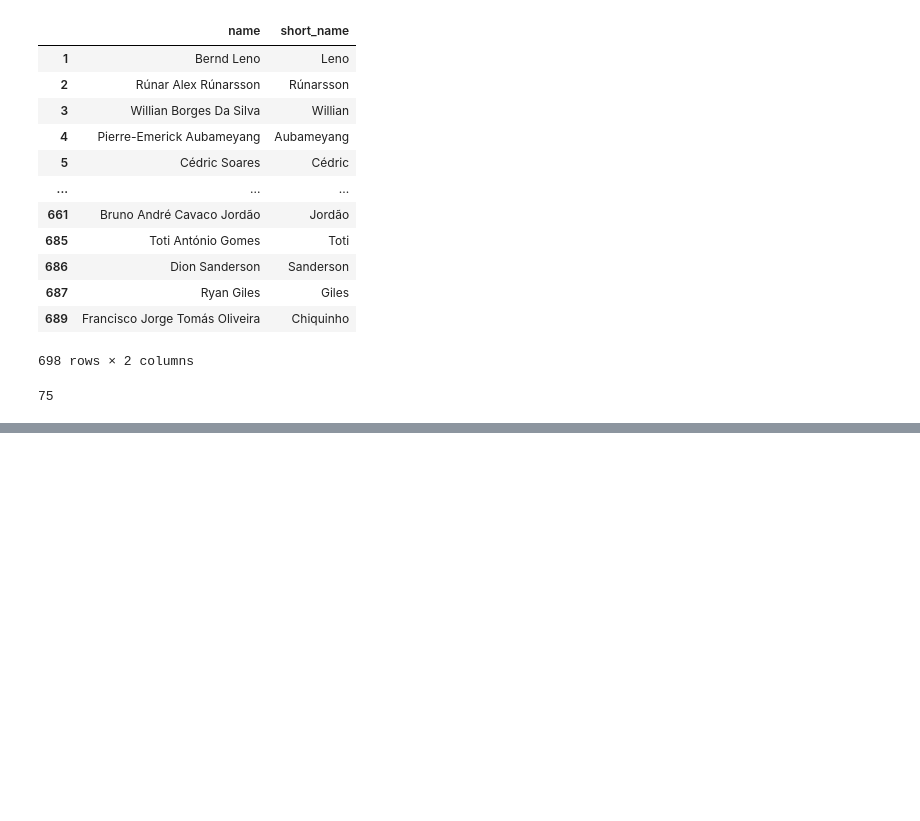
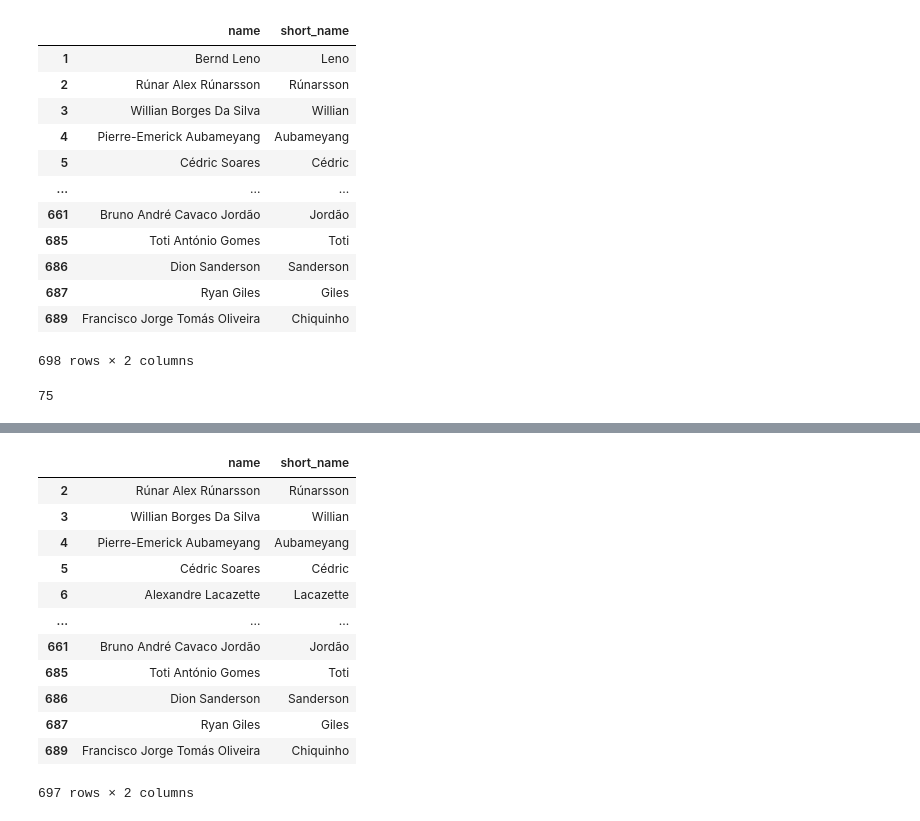
Before and after one commit to ap00la/fantasy_pl, a Jupyter notebook: join_data.ipynb, the cells around one changed output, grey strips where cells are left out. Saved outputs shown, nothing was run; the diff lists cells and outputs as text; code cells hidden in the pictures; blank space fills up the shorter version.

```diff
--- a/join_data.ipynb
+++ b/join_data.ipynb
@@ -145,0 +138,21 @@ for un_player in names_ud:
+# %%
+import copy
+df = copy.deepcopy(names)
+
+#names_del[names_del[['short_name']] == 'Leno']
+df.drop(df.index[df['short_name'] == 'Leno' ], inplace=True)
+df
+# %% [output]
+|  | name | short_name |
+| 2 | Rúnar Alex Rúnarsson | Rúnarsson |
+| 3 | Willian Borges Da Silva | Willian |
+| 4 | Pierre-Emerick Aubameyang | Aubameyang |
+| 5 | Cédric Soares | Cédric |
+| 6 | Alexandre Lacazette | Lacazette |
+| ... | ... | ... |
+| 661 | Bruno André Cavaco Jordão | Jordão |
+| 685 | Toti António Gomes | Toti |
+| 686 | Dion Sanderson | Sanderson |
+| 687 | Ryan Giles | Giles |
+| 689 | Francisco Jorge Tomás Oliveira | Chiquinho |
+697 rows × 2 columns
```
Also changed, not shown: parts of 17 cells of this notebook.
